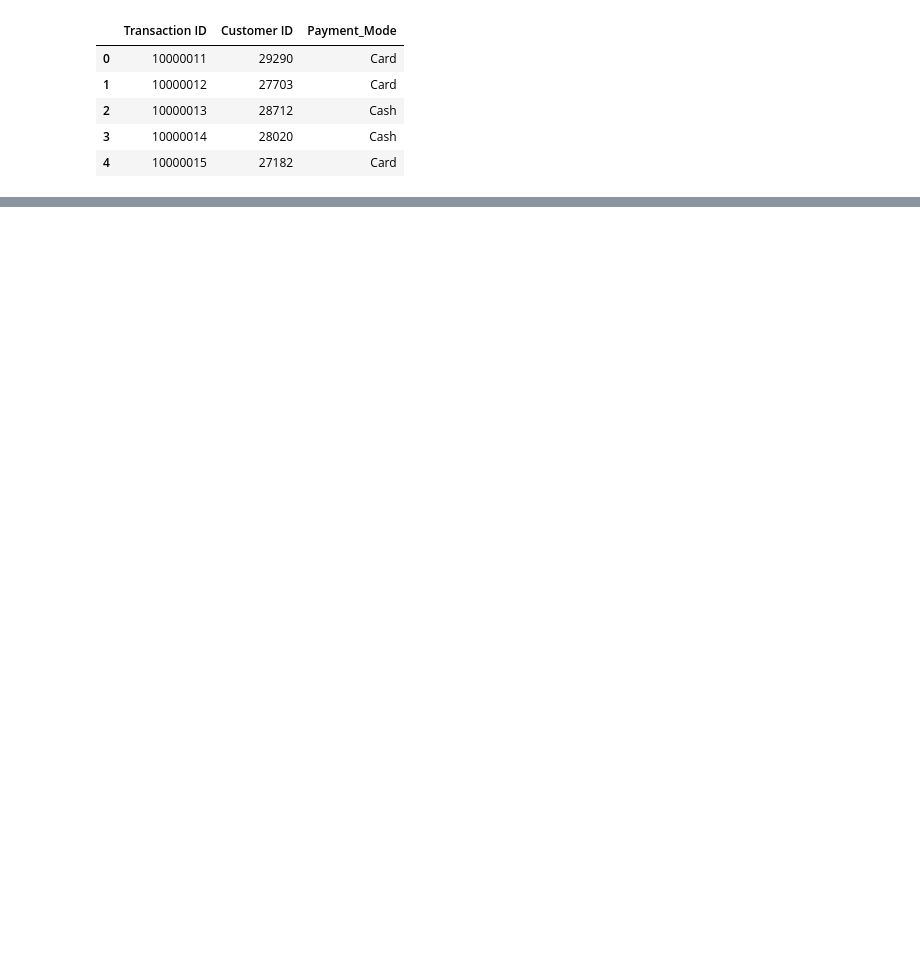
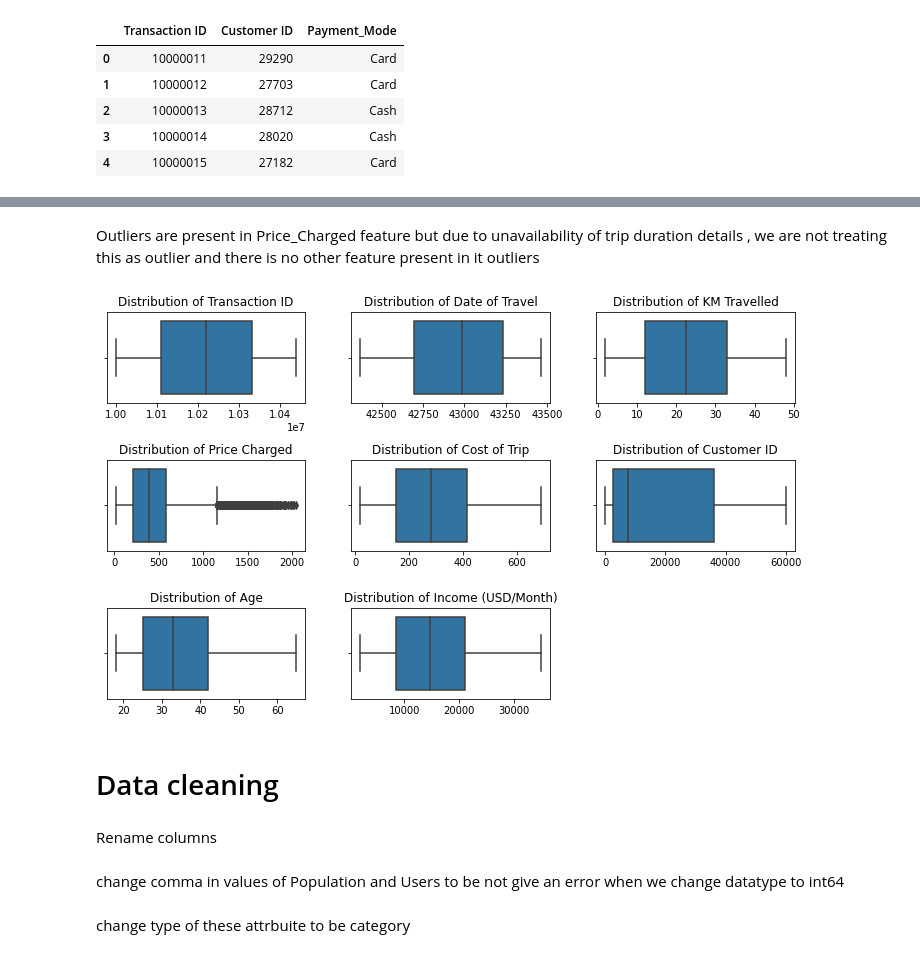
Before and after one commit to Mariamali2001/Data_Glacier_virtual_internship, a Jupyter notebook: Week2/Notebook.ipynb, the cells around one changed output, grey strips where cells are left out. Drawn from its saved outputs; the diff is of its cells as text; code cells hidden in the pictures; blank space fills up the shorter version.

```diff
--- a/Week2/Notebook.ipynb
+++ b/Week2/Notebook.ipynb
@@ -49,0 +110,3 @@ Transaction_ID.head()
+# %%
+Final_cab_data = Cab_Data.merge(Transaction_ID, on= 'Transaction ID').merge(Customer_ID, on ='Customer ID').merge(City, on = 'City')
+Final_cab_data
@@ -49,0 +178,22 @@ Transaction_ID.head()
+# %% [markdown]
+Outliers are present in Price_Charged feature but due to unavailability of trip duration details ,
+we are not treating this as outlier and there is no other feature present in it outliers
+# %%
+final_Data = Final_cab_data.select_dtypes([int, float])
+import matplotlib.pyplot as plt
+import seaborn as sns
+
+fig=plt.figure(figsize=(10,10))
+for i ,columns in enumerate (final_Data,1):
+    ax= plt.subplot(5,3,i)
+    sns.boxplot(data= final_Data , x=final_Data[columns])
+    ax.set_xlabel(None)
+    ax.set_title(f'Distribution of {columns}')
+    plt.tight_layout(w_pad=3)
+plt.show()
+# %% [output]
+[figure, added]
+# %% [markdown]
+# Data cleaning
+# %% [markdown]
+Rename columns
@@ -49,0 +204,2 @@ Transaction_ID.head()
+# %% [markdown]
+change comma in values of Population and Users to be not give an error when we change datatype to int64
@@ -49,0 +212,2 @@ Transaction_ID.head()
+# %% [markdown]
+change type of these attrbuite to be category
```
Also changed, not shown: parts of 24 cells of this notebook.
